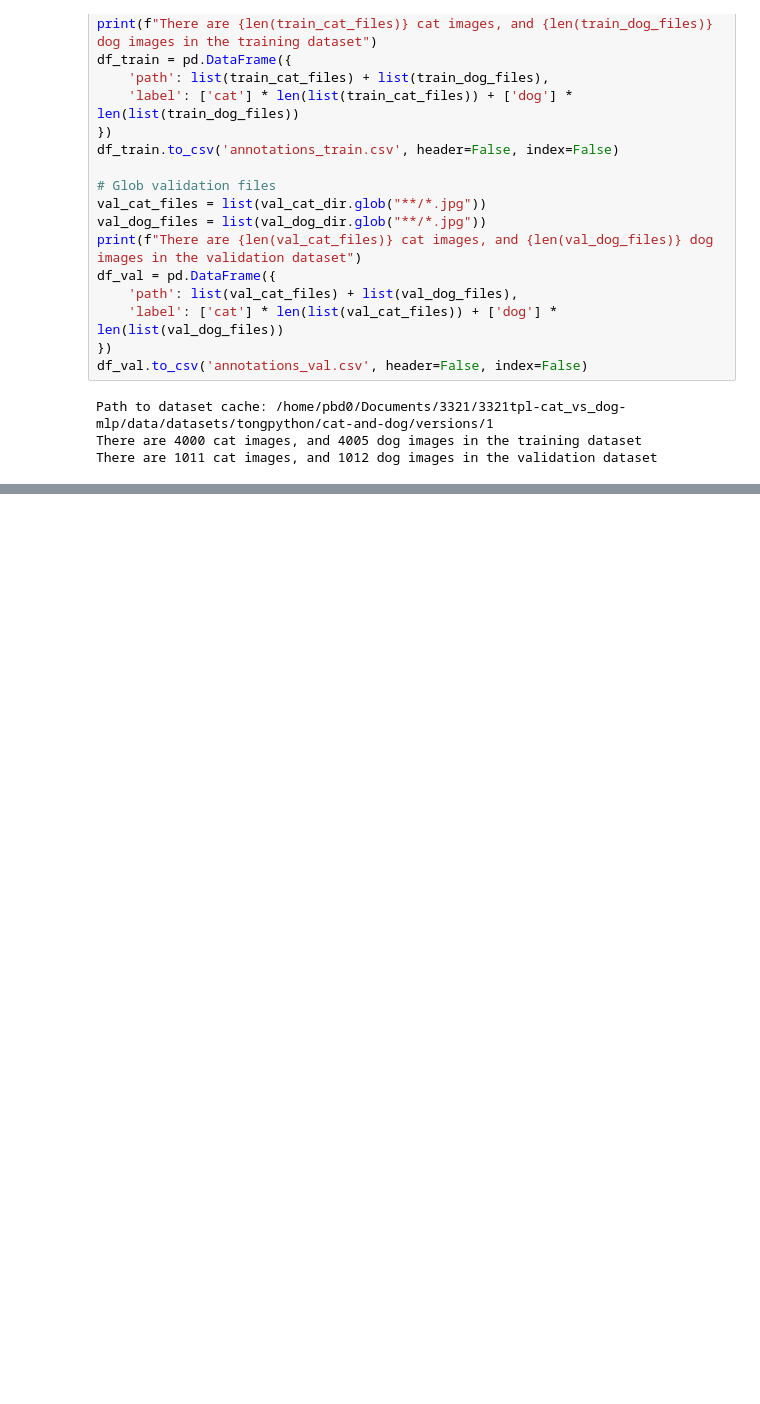
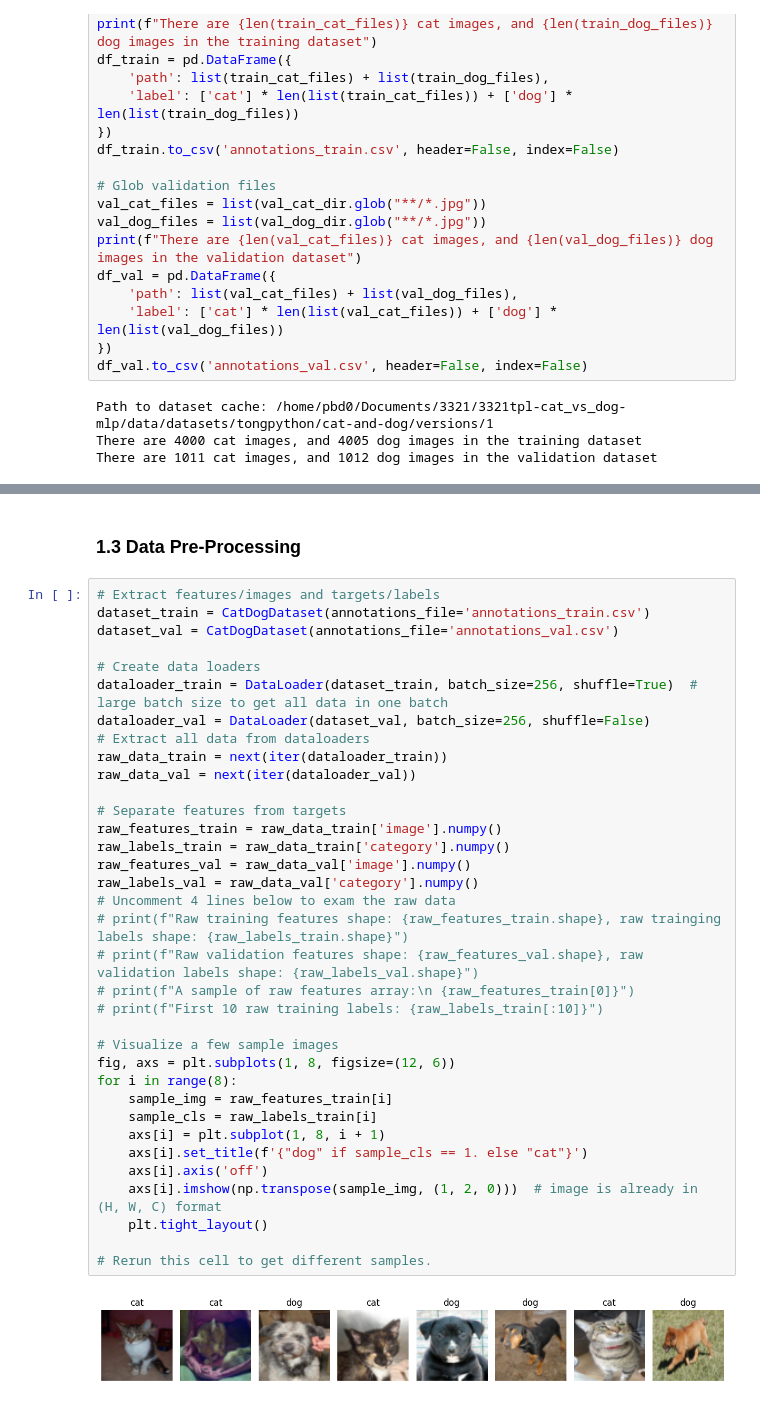
Before and after one commit to linzhangUCA/3321tpl-cat_vs_dog-mlp, a Jupyter notebook: 10k-cvd.ipynb, the cells around one changed output, grey strips where cells are left out. Drawn from its saved outputs; the diff is of its cells as text; blank space fills up the shorter version.

Commit message:
update dataloader

```diff
--- a/10k-cvd.ipynb
+++ b/10k-cvd.ipynb
@@ -37,0 +68,39 @@ There are 1011 cat images, and 1012 dog images in the validation dataset
+# %% [markdown]
+### 1.3 Data Pre-Processing
+# %%
+# Extract features/images and targets/labels
+dataset_train = CatDogDataset(annotations_file='annotations_train.csv')
+dataset_val = CatDogDataset(annotations_file='annotations_val.csv')
+
+# Create data loaders
+dataloader_train = DataLoader(dataset_train, batch_size=256, shuffle=True)  # large batch size to get all data in one batch
+dataloader_val = DataLoader(dataset_val, batch_size=256, shuffle=False)
+# Extract all data from dataloaders
+raw_data_train = next(iter(dataloader_train))
+raw_data_val = next(iter(dataloader_val))
+
+# Separate features from targets
+raw_features_train = raw_data_train['image'].numpy()
+raw_labels_train = raw_data_train['category'].numpy()
+raw_features_val = raw_data_val['image'].numpy()
+raw_labels_val = raw_data_val['category'].numpy()
+# Uncomment 4 lines below to exam the raw data
+# print(f"Raw training features shape: {raw_features_train.shape}, raw trainging labels shape: {raw_labels_train.shape}")
+# print(f"Raw validation features shape: {raw_features_val.shape}, raw validation labels shape: {raw_labels_val.shape}")
+# print(f"A sample of raw features array:\n {raw_features_train[0]}")
+# print(f"First 10 raw training labels: {raw_labels_train[:10]}")
+
+# Visualize a few sample images
+fig, axs = plt.subplots(1, 8, figsize=(12, 6))
+for i in range(8):
+    sample_img = raw_features_train[i]
+    sample_cls = raw_labels_train[i]
+    axs[i] = plt.subplot(1, 8, i + 1)
+    axs[i].set_title(f'{"dog" if sample_cls == 1. else "cat"}')
+    axs[i].axis('off')
+    axs[i].imshow(np.transpose(sample_img, (1, 2, 0)))  # image is already in (H, W, C) format
+    plt.tight_layout()
+
+# Rerun this cell to get different samples.
+# %% [output]
+[figure, added]
```
Also changed, not shown: parts of 3 cells of this notebook.
